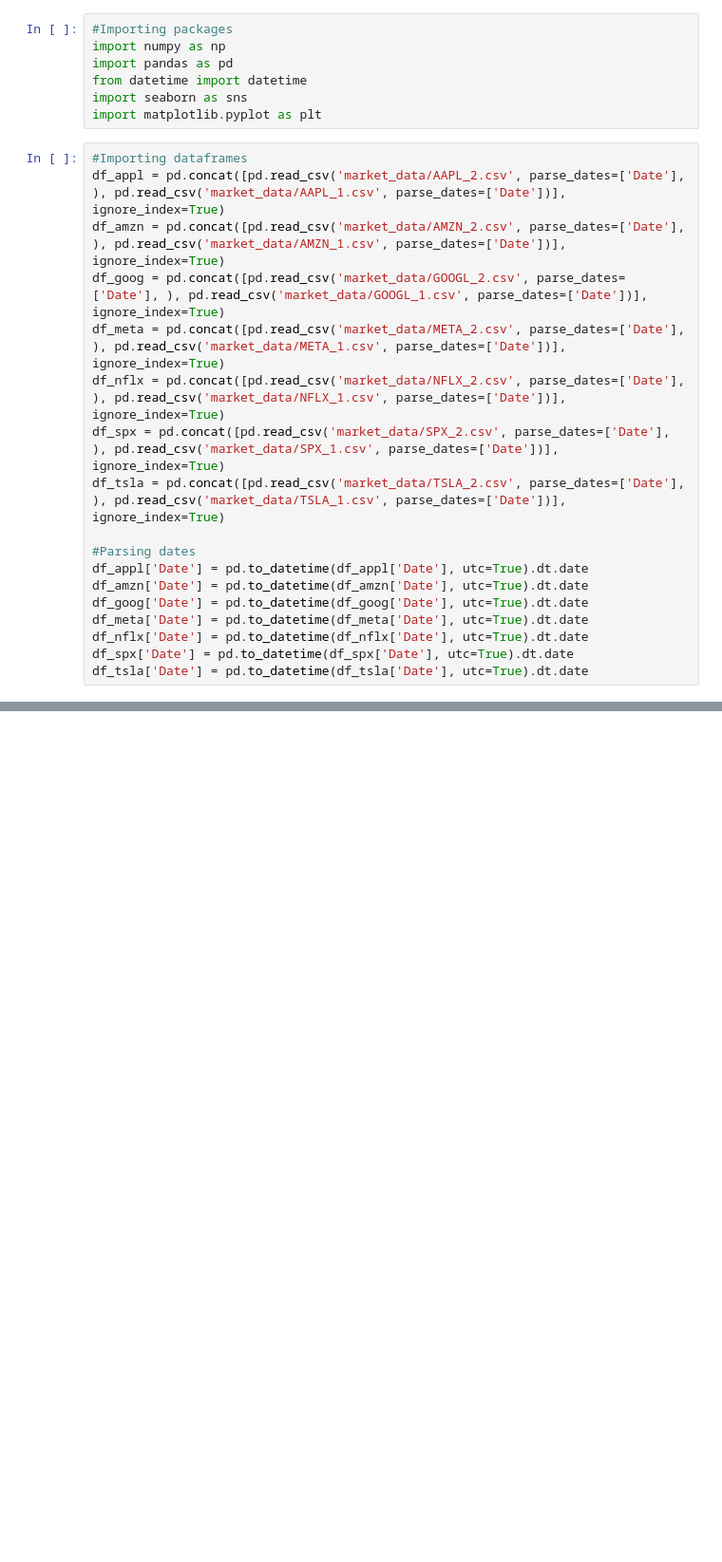
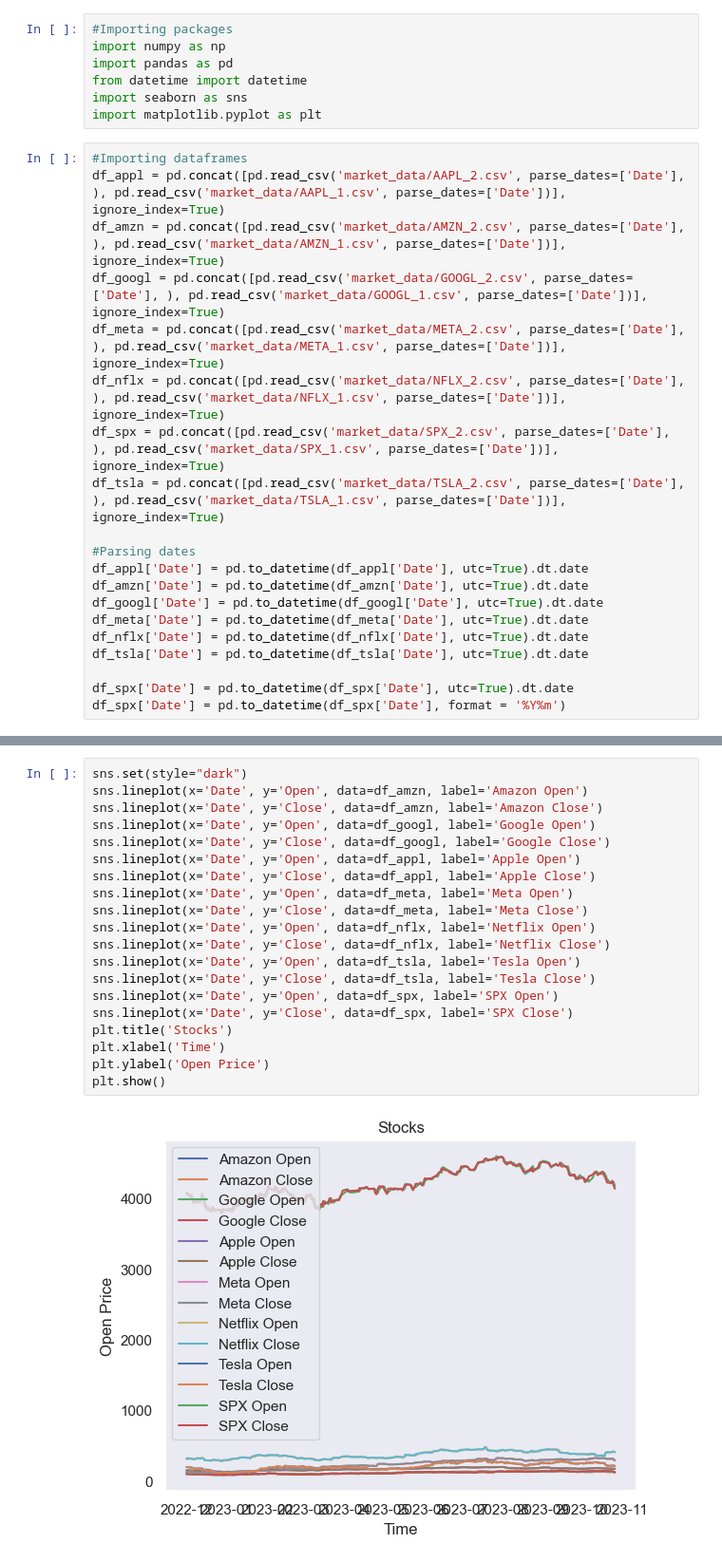
Before and after one commit to elenagin/Smart-Investment-Example, a Jupyter notebook: part1.ipynb, the cells around one changed output, grey strips where cells are left out. Shown at 95% size. Cells and saved outputs as stored; diff of their text form; blank space fills up the shorter version.

```diff
--- a/part1.ipynb
+++ b/part1.ipynb
@@ -15,7 +15,7 @@ import matplotlib.pyplot as plt
 #Importing dataframes
 df_appl = pd.concat([pd.read_csv('market_data/AAPL_2.csv', parse_dates=['Date'], ), pd.read_csv('market_data/AAPL_1.csv', parse_dates=['Date'])], ignore_index=True)
 df_amzn = pd.concat([pd.read_csv('market_data/AMZN_2.csv', parse_dates=['Date'], ), pd.read_csv('market_data/AMZN_1.csv', parse_dates=['Date'])], ignore_index=True)
-df_goog = pd.concat([pd.read_csv('market_data/GOOGL_2.csv', parse_dates=['Date'], ), pd.read_csv('market_data/GOOGL_1.csv', parse_dates=['Date'])], ignore_index=True)
+df_googl = pd.concat([pd.read_csv('market_data/GOOGL_2.csv', parse_dates=['Date'], ), pd.read_csv('market_data/GOOGL_1.csv', parse_dates=['Date'])], ignore_index=True)
 df_meta = pd.concat([pd.read_csv('market_data/META_2.csv', parse_dates=['Date'], ), pd.read_csv('market_data/META_1.csv', parse_dates=['Date'])], ignore_index=True)
 df_nflx = pd.concat([pd.read_csv('market_data/NFLX_2.csv', parse_dates=['Date'], ), pd.read_csv('market_data/NFLX_1.csv', parse_dates=['Date'])], ignore_index=True)
 df_spx = pd.concat([pd.read_csv('market_data/SPX_2.csv', parse_dates=['Date'], ), pd.read_csv('market_data/SPX_1.csv', parse_dates=['Date'])], ignore_index=True)
@@ -24,8 +24,10 @@ df_tsla = pd.concat([pd.read_csv('market_data/TSLA_2.csv', parse_dates=['Date'],
 #Parsing dates
 df_appl['Date'] = pd.to_datetime(df_appl['Date'], utc=True).dt.date
 df_amzn['Date'] = pd.to_datetime(df_amzn['Date'], utc=True).dt.date
-df_goog['Date'] = pd.to_datetime(df_goog['Date'], utc=True).dt.date
+df_googl['Date'] = pd.to_datetime(df_googl['Date'], utc=True).dt.date
 df_meta['Date'] = pd.to_datetime(df_meta['Date'], utc=True).dt.date
 df_nflx['Date'] = pd.to_datetime(df_nflx['Date'], utc=True).dt.date
+df_tsla['Date'] = pd.to_datetime(df_tsla['Date'], utc=True).dt.date
+
 df_spx['Date'] = pd.to_datetime(df_spx['Date'], utc=True).dt.date
-df_tsla['Date'] = pd.to_datetime(df_tsla['Date'], utc=True).dt.date
+df_spx['Date'] = pd.to_datetime(df_spx['Date'], format = '%Y%m')
@@ -48,0 +37,22 @@ memory usage: 14.3+ KB
+# %%
+sns.set(style="dark")
+sns.lineplot(x='Date', y='Open', data=df_amzn, label='Amazon Open')
+sns.lineplot(x='Date', y='Close', data=df_amzn, label='Amazon Close')
+sns.lineplot(x='Date', y='Open', data=df_googl, label='Google Open')
+sns.lineplot(x='Date', y='Close', data=df_googl, label='Google Close')
+sns.lineplot(x='Date', y='Open', data=df_appl, label='Apple Open')
+sns.lineplot(x='Date', y='Close', data=df_appl, label='Apple Close')
+sns.lineplot(x='Date', y='Open', data=df_meta, label='Meta Open')
+sns.lineplot(x='Date', y='Close', data=df_meta, label='Meta Close')
+sns.lineplot(x='Date', y='Open', data=df_nflx, label='Netflix Open')
+sns.lineplot(x='Date', y='Close', data=df_nflx, label='Netflix Close')
+sns.lineplot(x='Date', y='Open', data=df_tsla, label='Tesla Open')
+sns.lineplot(x='Date', y='Close', data=df_tsla, label='Tesla Close')
+sns.lineplot(x='Date', y='Open', data=df_spx, label='SPX Open')
+sns.lineplot(x='Date', y='Close', data=df_spx, label='SPX Close')
+plt.title('Stocks')
+plt.xlabel('Time')
+plt.ylabel('Open Price')
+plt.show()
+# %% [output]
+[figure, added]
```
Also changed, not shown: parts of 6 cells of this notebook.
